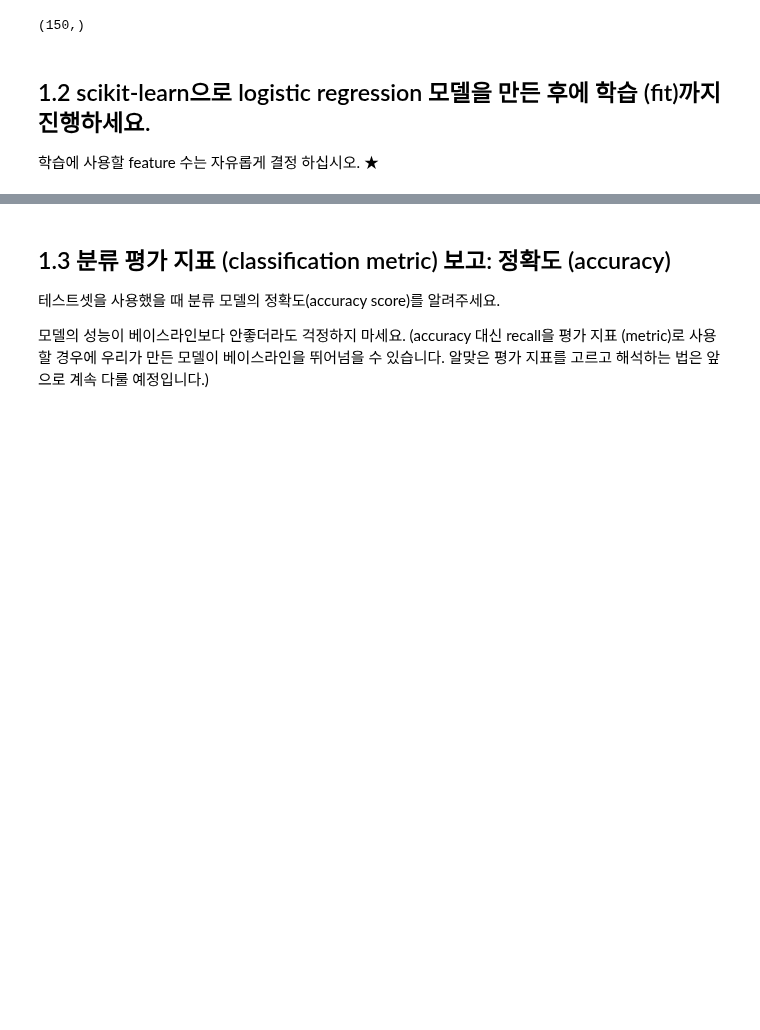
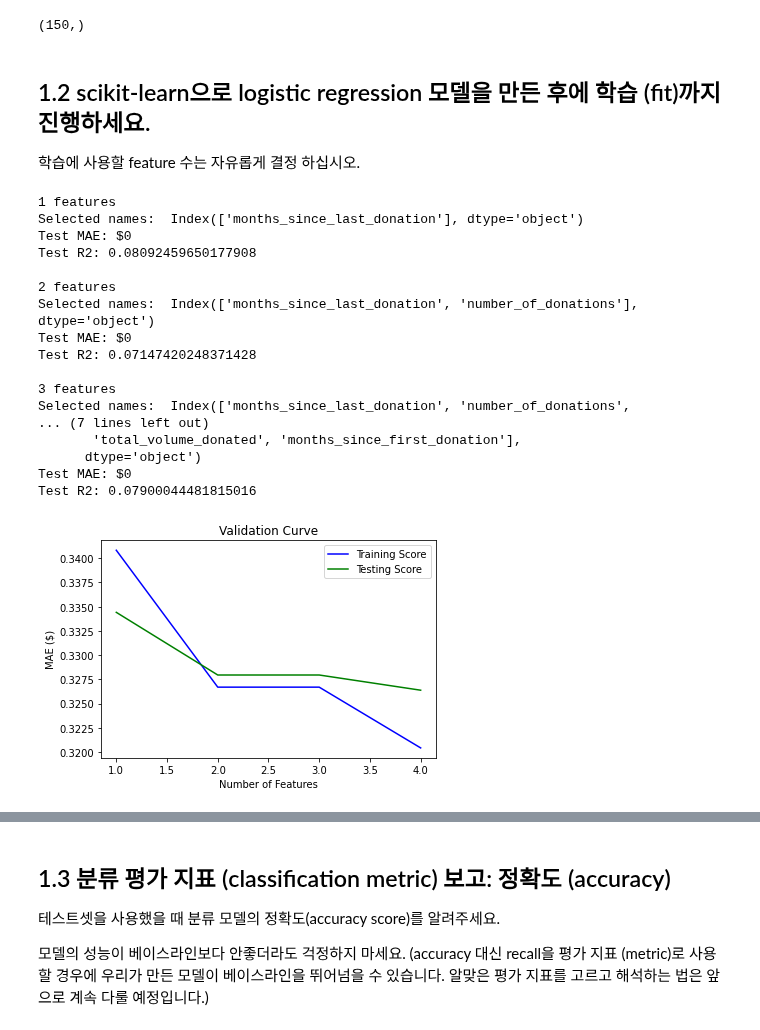
Before and after one commit to dagyaom/-, a Jupyter notebook: ai05_sc21x_정세연.ipynb, the cells around one changed output, grey strips where cells are left out. Cells and saved outputs as stored; diff of their text form; code cells hidden in the pictures; blank space fills up the shorter version.

```diff
--- a/ai05_sc21x_정세연.ipynb
+++ b/ai05_sc21x_정세연.ipynb
@@ -186,4 +191,69 @@ y_test.shape
 # %% [markdown]
 ## 1.2 scikit-learn으로 logistic regression 모델을 만든 후에 학습 (fit)까지 진행하세요.
 
-학습에 사용할 feature 수는 자유롭게 결정 하십시오. ★
+학습에 사용할 feature 수는 자유롭게 결정 하십시오.
+# %%
+# features를 몇 개 선책하는 것이 좋은지 알아 봅시다.
+from sklearn.feature_selection import f_regression, SelectKBest
+from sklearn.linear_model import LinearRegression
+from sklearn.metrics import mean_absolute_error, r2_score
+import matplotlib.pyplot as plt
+
+training = []
+testing = []
+ks = range(1, len(X_train.columns)+1)
+
+# 1 부터 특성 수 만큼 사용한 모델을 만들어서 MAE 값을 비교 합니다.
+for k in range(1, len(X_train.columns)+ 1):
+    print(f'{k} features')  #피쳐값이 k 개 일 때,
+
+    selector = SelectKBest(score_func=f_regression, k=k)  # 가장 적합한 피쳐 k개를 골라내라! 명령.
+
+    X_train_selected = selector.fit_transform(X_train, y_train)
+    X_test_selected = selector.transform(X_test)  # 그 명령을 테스트데이터에 적용
+
+    all_names = X_train.columns #훈련데이터 컬럼을 모두 보여줘! 를 all_names에 담아라.
+    selected_mask = selector.get_support()  #어떠한 특성이 선택됐는지 True / False로 표시해서 selected_mask에 담아라.
+    selected_names = all_names[selected_mask]  #훈련데이터의 모든 컬럼 중에서, 선택된 컬럼만 뽑아내기.
+    print('Selected names: ', selected_names) #그걸 출력하기.
+
+
+    model = LinearRegression()  #선형회귀를 변수에 담고,
+    model.fit(X_train_selected, y_train)  #데이터에 대해 훈련시키고,
+    y_pred = model.predict(X_train_selected) # 예측해본다.
+    mae = mean_absolute_error(y_train, y_pred) # 오차값도 내본다.
+    training.append(mae)  #mae를 트레이닝 리스트에 추가.
+
+    y_pred = model.predict(X_test_selected)  # 테스트 데이터에도 선형회귀 훈련.
+    mae = mean_absolute_error(y_test, y_pred)# 실제값과 예측값 비교.
+    r2 = r2_score(y_test, y_pred)
+    testing.append(mae)
+    print(f'Test MAE: ${mae:,.0f}')
+    print(f'Test R2: {r2} \n')
+
+plt.plot(ks, training, label='Training Score', color='b')
+plt.plot(ks, testing, label='Testing Score', color='g')
+plt.ylabel("MAE ($)")
+plt.xlabel("Number of Features")
+plt.title('Validation Curve')
+plt.legend()
+plt.show()
+# %% [output]
+1 features
+Selected names:  Index(['months_since_last_donation'], dtype='object')
+Test MAE: $0
+Test R2: 0.08092459650177908
+
+2 features
+Selected names:  Index(['months_since_last_donation', 'number_of_donations'], dtype='object')
+Test MAE: $0
+Test R2: 0.07147420248371428
+
+3 features
+Selected names:  Index(['months_since_last_donation', 'number_of_donations',
+... (7 lines left out)
+       'total_volume_donated', 'months_since_first_donation'],
+      dtype='object')
+Test MAE: $0
+Test R2: 0.07900044481815016
+[figure, added]
```
Also changed, not shown: parts of 33 cells of this notebook.
